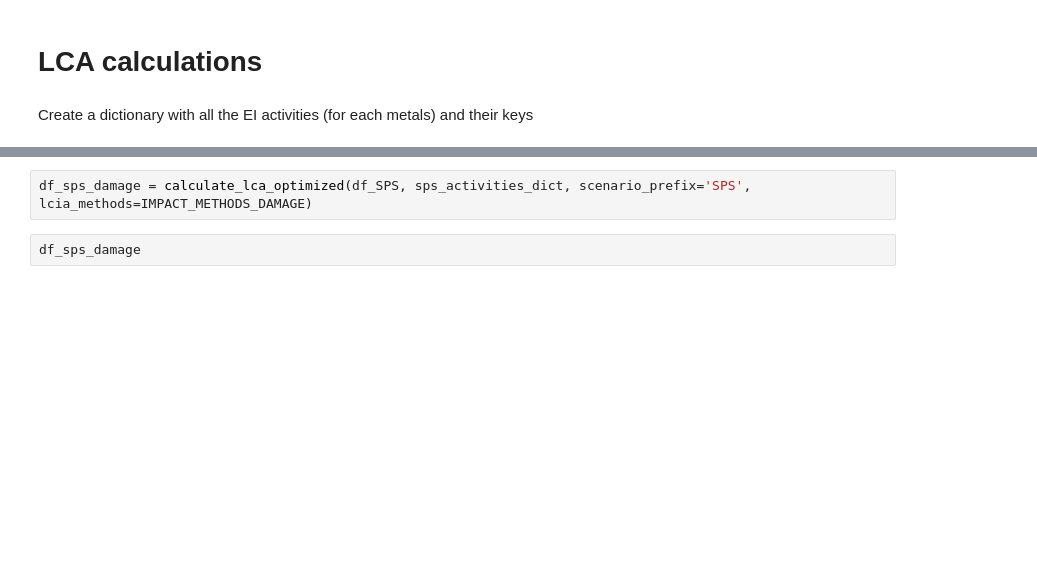
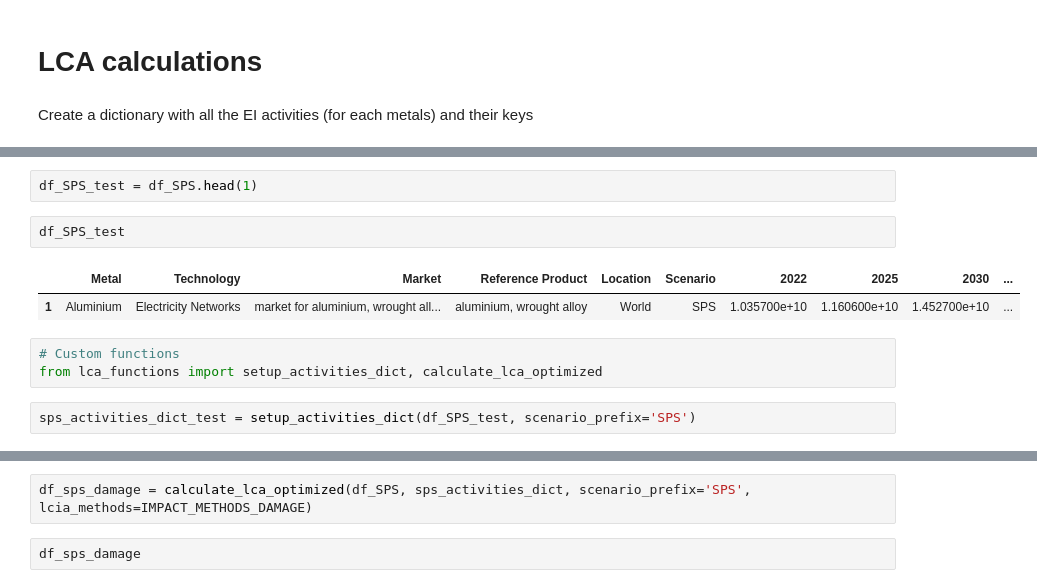
Before and after one commit to marpellan/plca_metals, a Jupyter notebook: 3. LCA_calculations.ipynb, the cells around one changed output, grey strips where cells are left out. Drawn from its saved outputs; the diff is of its cells as text; blank space fills up the shorter version.

```diff
--- a/3. LCA_calculations.ipynb
+++ b/3. LCA_calculations.ipynb
@@ -226,0 +188,12 @@ def setup_activities_dict(df, scenario_prefix):
+# %%
+df_SPS_test = df_SPS.head(1)
+# %%
+df_SPS_test
+# %% [output]
+|  | Metal | Technology | Market | Reference Product | Location | Scenario | 2022 | 2025 | 2030 | ... |
+| 1 | Aluminium | Electricity Networks | market for aluminium, wrought all... | aluminium, wrought alloy | World | SPS | 1.035700e+10 | 1.160600e+10 | 1.452700e+10 | ... |
+# %%
+# Custom functions
+from lca_functions import setup_activities_dict, calculate_lca_optimized
+# %%
+sps_activities_dict_test = setup_activities_dict(df_SPS_test, scenario_prefix='SPS')
```
Also changed, not shown: parts of 46 cells of this notebook, 44 other files.
